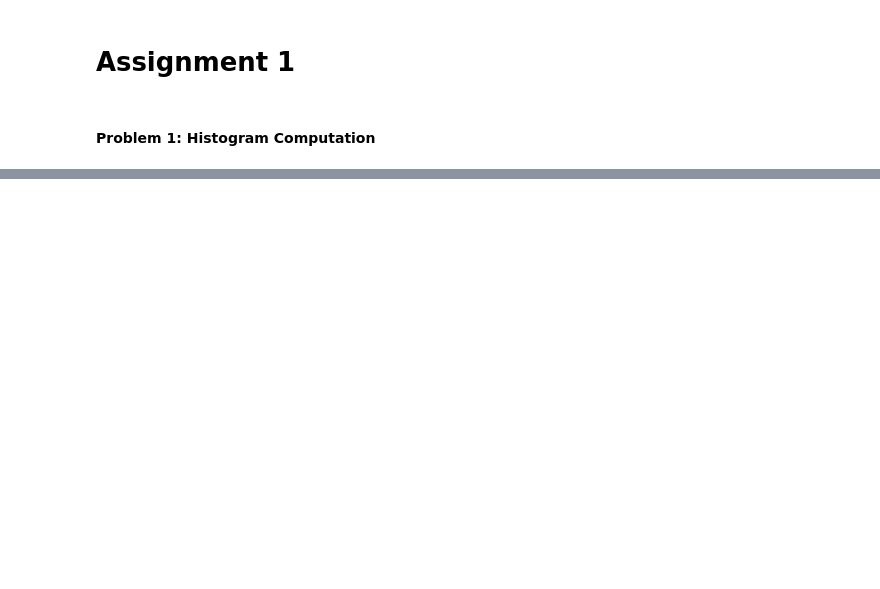
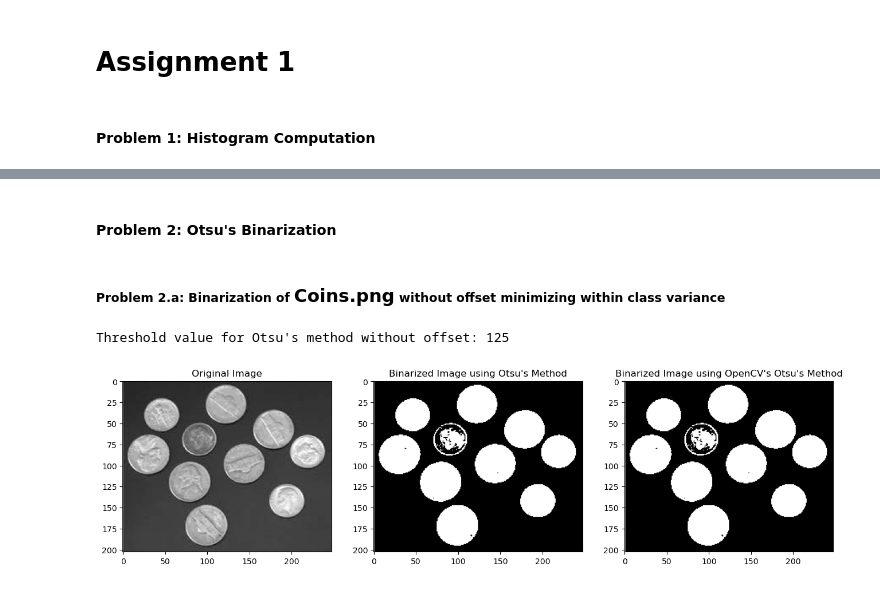
Before and after one commit to dwaipayanhaldar/E9-241-Digital-Image-Processing, a Jupyter notebook: Assignment_1/wrapper.ipynb, the cells around one changed output, grey strips where cells are left out. Cells and saved outputs as stored; diff of their text form; code cells hidden in the pictures; blank space fills up the shorter version.

```diff
--- a/Assignment_1/wrapper.ipynb
+++ b/Assignment_1/wrapper.ipynb
@@ -39,0 +45,38 @@ Average Intensity Value from numpy:103.31
+# %% [markdown]
+#### **Problem 2: Otsu's Binarization**
+# %% [markdown]
+##### **Problem 2.a:** Binarization of <span style="font-family: Courier New; font-size: 18px;">Coins.png</span> without offset minimizing within class variance
+# %%
+img = skimage.io.imread('images/coins.png')
+cost_within = np.zeros(256)
+
+# start_time = time.time()
+
+for t in np.arange(0, 256):
+    cost_within[t] = within_class_variance(img, t)
+
+thresh = np.argmin(cost_within)
+
+# end_time = time.time()
+# print(f"Time taken for Otsu's method using within class variance: {end_time - start_time:.4f} seconds")
+
+print(f"Threshold value for Otsu's method without offset: {thresh}")
+img_binary = img > thresh
+
+
+ret, otsu_thresholded = cv2.threshold(img, 0, 255, cv2.THRESH_BINARY + cv2.THRESH_OTSU)
+
+plt.figure(figsize=(16, 8))
+plt.subplot(1, 3, 1)
+plt.title('Original Image')
+plt.imshow(img, cmap='gray')
+plt.subplot(1, 3, 2)
+plt.title('Binarized Image using Otsu\'s Method')
+plt.imshow(img_binary, cmap='gray')
+plt.subplot(1, 3, 3)
+plt.title('Binarized Image using OpenCV\'s Otsu\'s Method')
+plt.imshow(otsu_thresholded, cmap='gray')
+plt.show()
+# %% [output]
+Threshold value for Otsu's method without offset: 125
+[figure, added]
```
Also changed, not shown: parts of 8 cells of this notebook, 11 other files.
